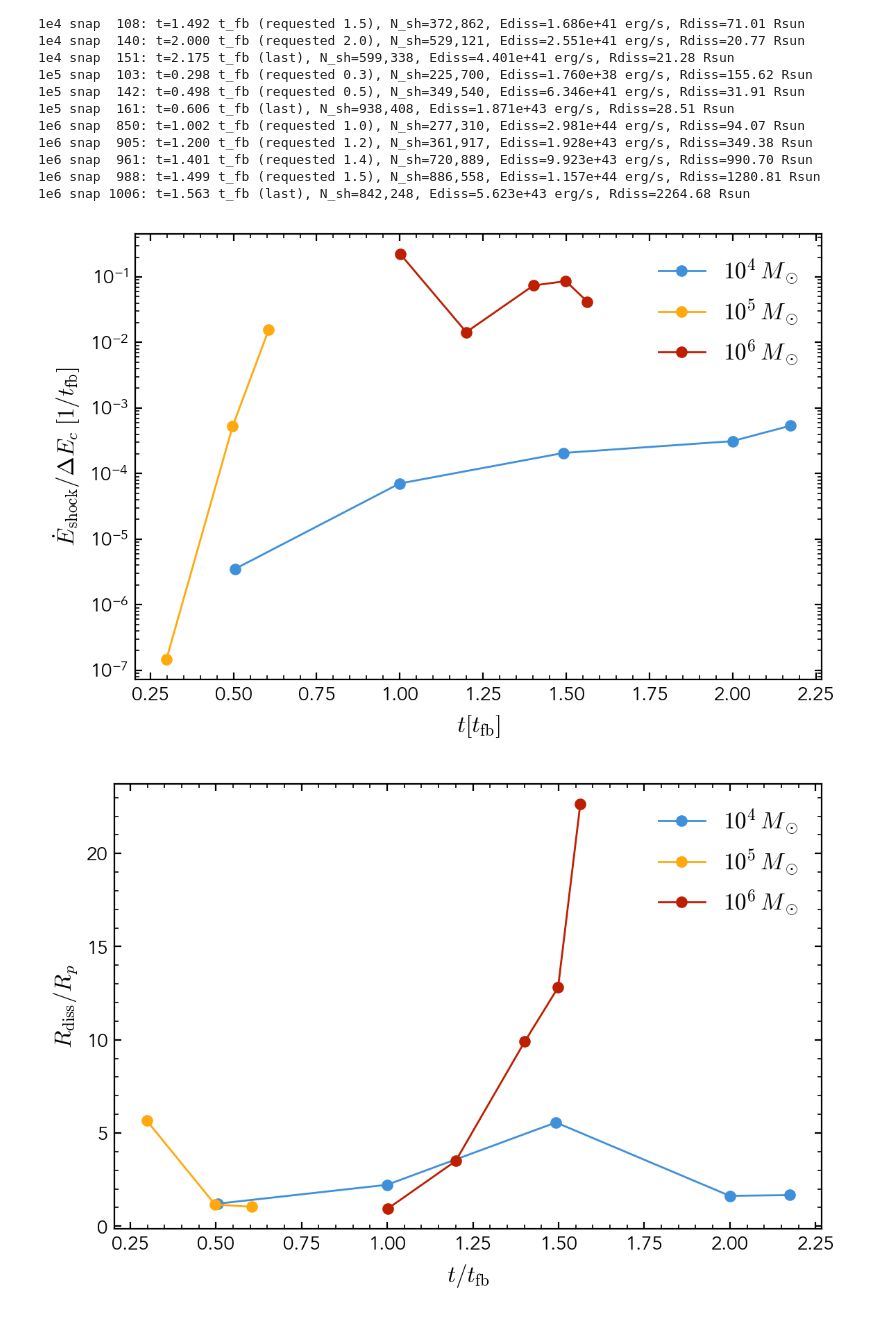
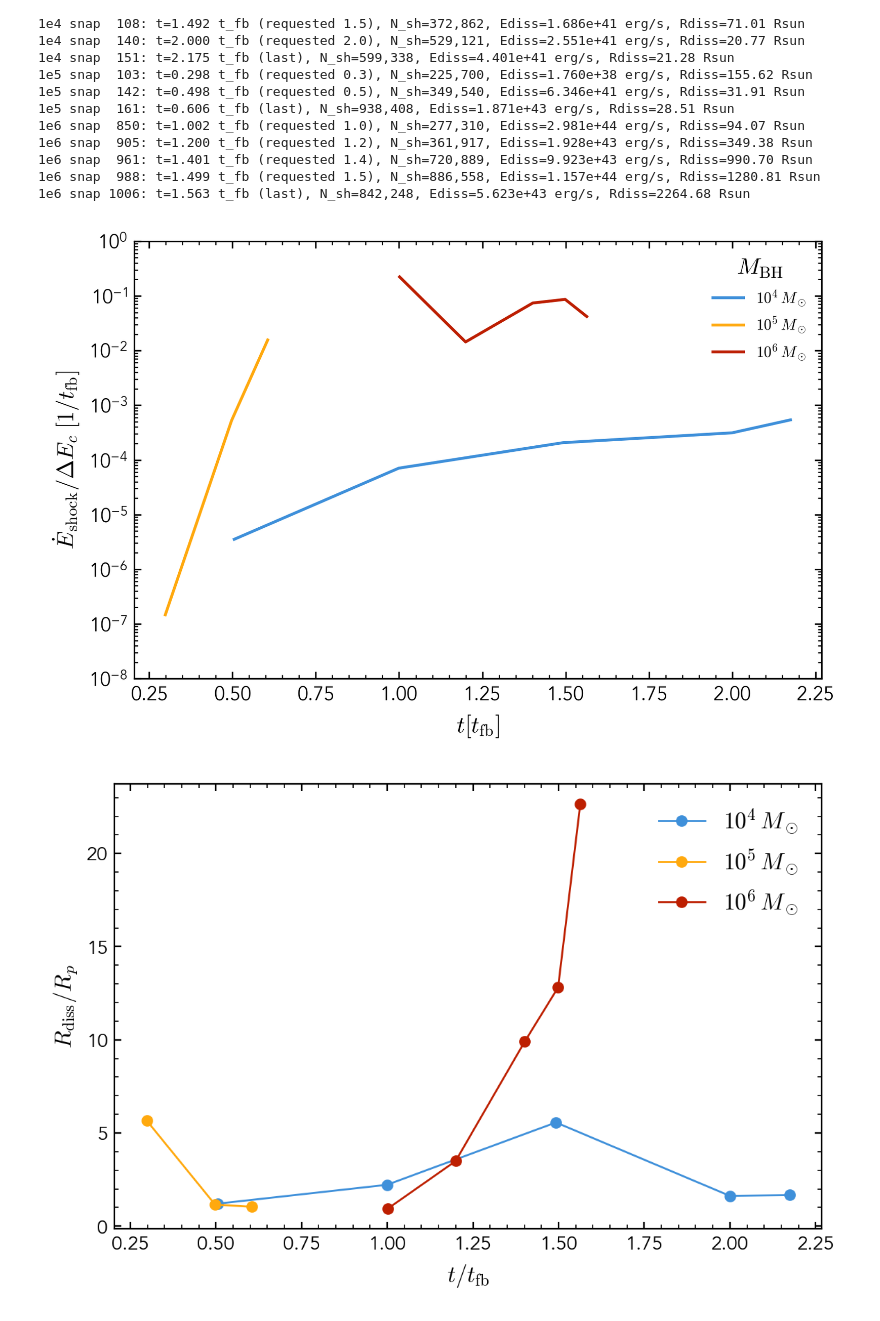
Before and after one commit to rich-tde/tde-shock-dissipation, a Jupyter notebook: works/shock-tde/1.2-shock-finder-ediss-analysis.ipynb, the cells around one changed output. Saved outputs shown, nothing was run; the diff lists cells and outputs as text; code cells hidden in the pictures.

```diff
--- a/works/shock-tde/1.2-shock-finder-ediss-analysis.ipynb
+++ b/works/shock-tde/1.2-shock-finder-ediss-analysis.ipynb
@@ -166,20 +166,21 @@ Saved /home/hey4/rich_tde/data/processed/ShockFinderEdissSelection/analysis/shoc
 1e6 snap  988: t=1.499 t_fb (requested 1.5), N_sh=886,558, Ediss=1.157e+44 erg/s, Rdiss=1280.81 Rsun
 1e6 snap 1006: t=1.563 t_fb (last), N_sh=842,248, Ediss=5.623e+43 erg/s, Rdiss=2264.68 Rsun
 # %%
-fig, ax = plt.subplots(figsize=(6, 4), dpi=200)
+fig, ax = plt.subplots(figsize=(6, 4), dpi=300)
 for run in RUNS:
     rows = [row for row in summaries if row['run'] == run]
     cfg = TDE[run]
     Ediss_Deltas = [row['Ediss_erg_s'] * cfg['t_fb_s'] / cfg['Delta_erg'] for row in rows]
     ax.plot([row['time_tfb'] for row in rows], Ediss_Deltas,
-            marker='o', color=RUN_COLORS[run], label=RUN_LABELS[run])
+            color=RUN_COLORS[run], linewidth=1.5, label=RUN_LABELS[run])
 ax.set(xlabel=r'$t[t_{\rm fb}]$', ylabel=r'$\dot E_{\rm shock}/\Delta E_c\;[1/t_{\rm fb}]$', yscale='log')
-ax.legend()
+ax.set_ylim(1e-8, 1)
+ax.legend(title=r'$M_{\rm BH}$', loc='upper right', fontsize=8)
 fig.tight_layout()
 fig.savefig(FIGURE_ROOT / 'shockfinder-Ediss-t.png', bbox_inches='tight')
 plt.show()
 # %% [output]
-[figure, old version]
+[figure, new version]
 # %%
 fig, ax = plt.subplots(figsize=(6, 4), dpi=200)
 for run in RUNS:
```
Also changed, not shown: parts of 4 cells of this notebook, 47 other files.
